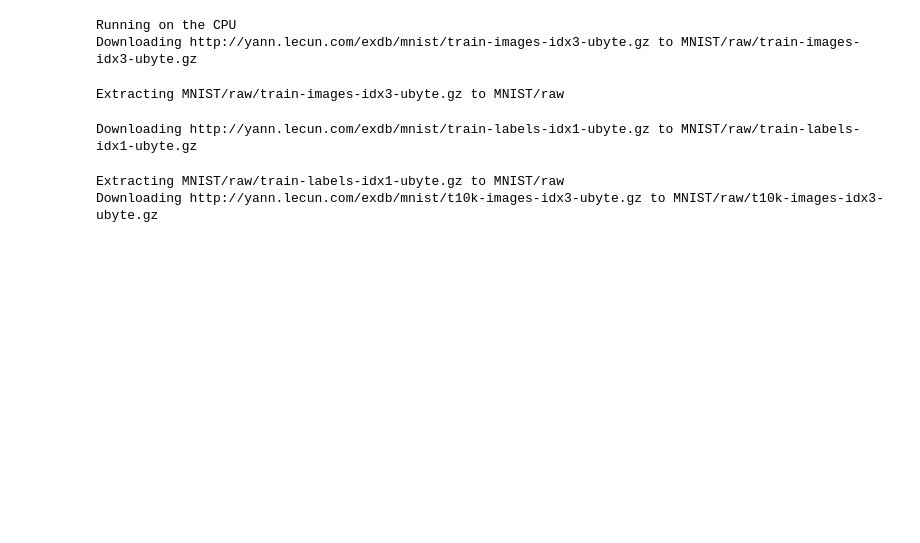
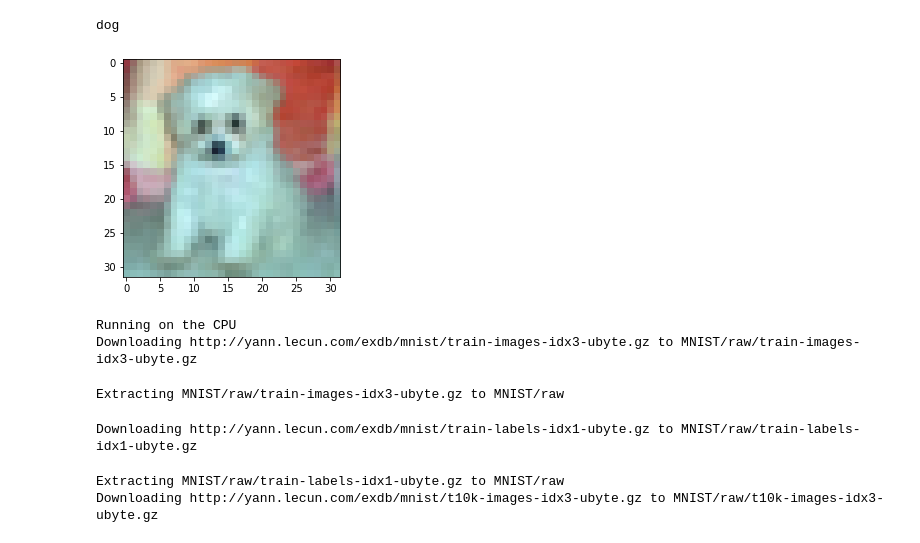
Before and after one commit to dabalp/IndustryWeekProject-Thales, a Jupyter notebook: mnist_deepNN.ipynb, the cells around one changed output. Saved outputs shown, nothing was run; the diff lists cells and outputs as text; code cells hidden in the pictures; blank space fills up the shorter version.

```diff
--- a/mnist_deepNN.ipynb
+++ b/mnist_deepNN.ipynb
@@ -10,0 +47,4 @@ from sklearn.neighbors import KDTree
+# %%
+def display_img(img):
+    img_data = lambda img: reverse_normalize(img.squeeze().permute(1,2,0)).data.cpu().numpy().clip(0, 1)
+    plt.imshow(img_data(img))
@@ -11,3 +122,10 @@ from sklearn.neighbors import KDTree
+# %%
+img, y = test_dataset[510]
+display_img(img.to(device))
+print(cifar_cats[y])
+# %% [output]
+dog
+[figure, added]
 # %%
 BATCH_SIZE = 100
 EPOCHS = 3
```
Also changed, not shown: parts of 10 cells of this notebook, 1 other file.
